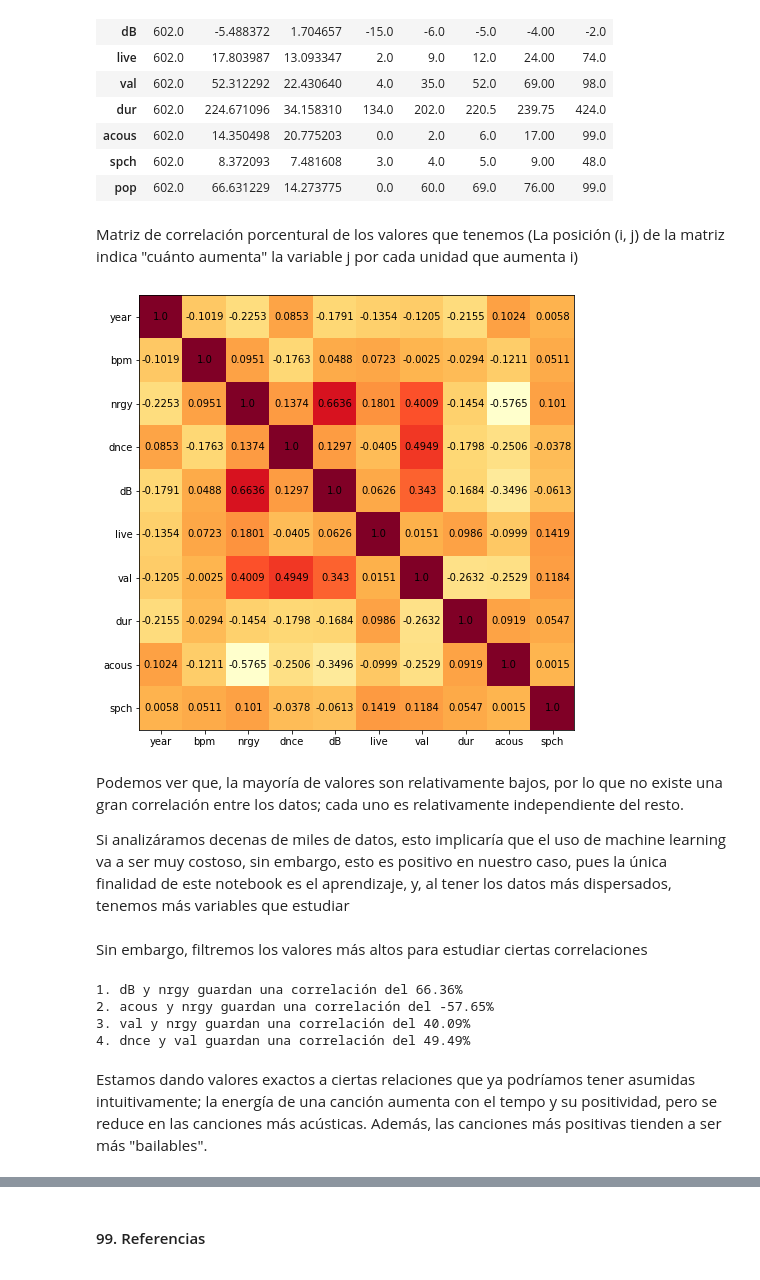
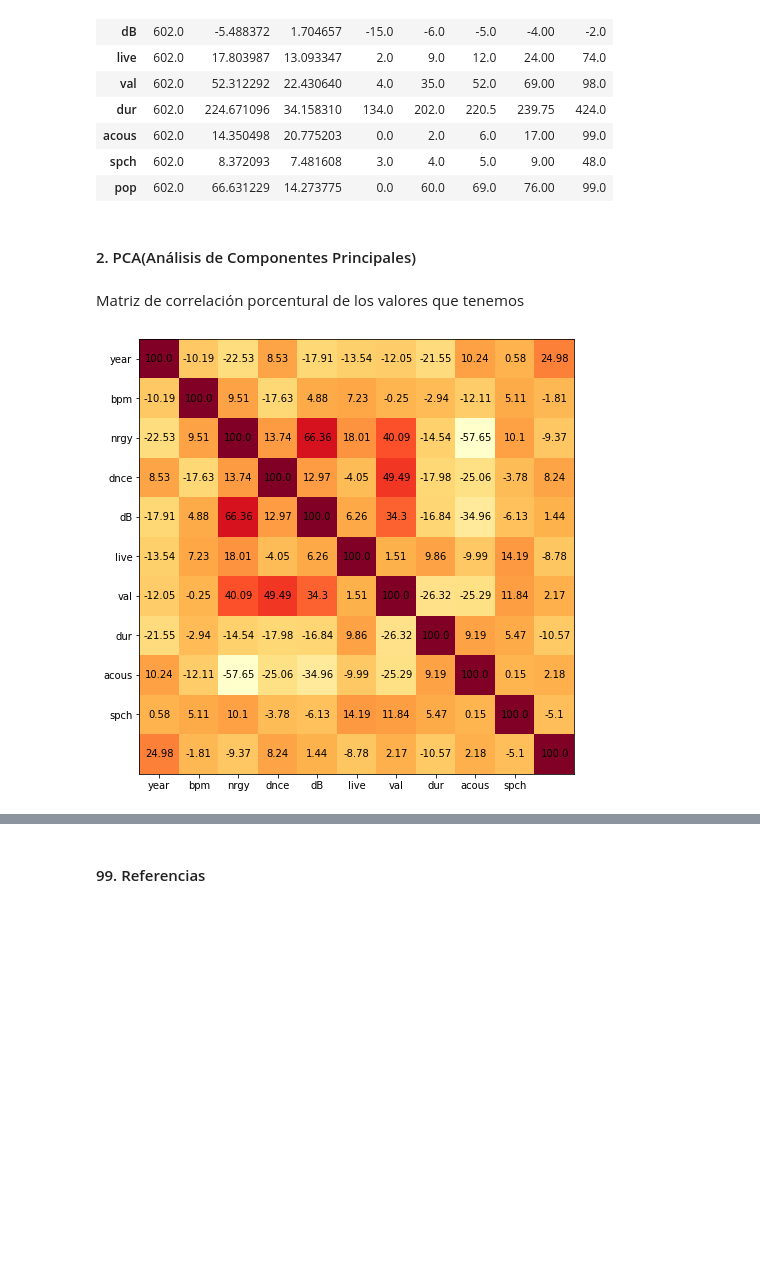
Before and after one commit to JoaquinMateosBarroso/Spotify-songs, a Jupyter notebook: Análisis_Spotify.ipynb, the cells around one changed output, grey strips where cells are left out. Drawn from its saved outputs; the diff is of its cells as text; code cells hidden in the pictures; blank space fills up the shorter version.

```diff
--- a/Análisis_Spotify.ipynb
+++ b/Análisis_Spotify.ipynb
@@ -29,7 +26,7 @@ from sklearn.decomposition import PCA
 # %% [markdown]
 Antes de nada, veamos una lista de las 10 canciones más populares de 2010 a 2019 según Spotify:
 # %%
-df = [pd.read_csv("/datasets/dataset-of-00s.csv", encoding='latin') for dataset in [1, 2]]
+df = pd.read_csv("top10s.csv", encoding='latin')
 df.pop("Unnamed: 0")
 df = df.drop(df.loc[df["bpm"] == 0].index[0], axis = 0) #Un álbum con todo en 0 daba problemas
 top_10 = np.array(df.sort_values(by = "pop", ascending = False).head(10)[["title", "artist"]])
@@ -101,46 +108,19 @@ df.describe().T
 | acous | 602.0 | 14.350498 | 20.775203 | 0.0 | 2.0 | 6.0 | 17.00 | 99.0 |
 | spch | 602.0 | 8.372093 | 7.481608 | 3.0 | 4.0 | 5.0 | 9.00 | 48.0 |
 | pop | 602.0 | 66.631229 | 14.273775 | 0.0 | 60.0 | 69.0 | 76.00 | 99.0 |
+# %% [markdown]
+#### 2. PCA(Análisis de Componentes Principales)
 # %% [markdown]
-Matriz de correlación porcentural de los valores que tenemos (La posición (i, j) de la matriz indica "cuánto aumenta" la variable j por cada unidad que aumenta i)
+Matriz de correlación porcentural de los valores que tenemos
 # %%
-corr_matrix = df.iloc[:, 3:-1].corr()
 fig, ax = plt.subplots(figsize = (8, 8))
-fig = plt.imshow(corr_matrix, cmap = "YlOrRd")
+fig = plt.imshow(df.corr(), cmap = "YlOrRd")
 ax.set_xticks(range(10))
 ax.set_xticklabels(df.axes[1][3:-1])
 ax.set_yticks(range(10))
 ax.set_yticklabels(df.axes[1][3:-1])
-for (j,i),label in np.ndenumerate((corr_matrix).round(4)):
+for (j,i),label in np.ndenumerate((df.corr()*100).round(2)):
     ax.text(i,j,label,ha='center',va='center')
 plt.show()
 # %% [output]
-[figure, old version]
+[figure, new version]
-# %% [markdown]
-Podemos ver que, la mayoría de valores son relativamente bajos, por lo que no existe una gran correlación entre los datos; cada uno es relativamente independiente del resto.
-
- Si analizáramos decenas de miles de datos, esto implicaría que el uso de machine learning va a ser muy costoso, sin embargo, esto es positivo en nuestro caso, pues la única finalidad de este notebook es el aprendizaje, y, al tener los datos más dispersados, tenemos más variables que estudiar
-# %% [markdown]
-Sin embargo, filtremos los valores más altos para estudiar ciertas correlaciones
-# %%
-n = 1
-prev_max = []
-for i in corr_matrix.axes[0]:
-    sorted = corr_matrix.sort_values(by = i, key = lambda row: np.abs(row), ascending = False).loc[:, i]
-    j = 1
-    max = [set([i, sorted.axes[0][j]]), sorted[j]]   #Empezamos por el segundo valor más alto de la dimensión y porque el primero será el 1 de la misma dimensión x
-    while j < 9 and np.abs(max[1]) > 0.4:
-        j += 1
-        if not max[0] in prev_max:
-            print("{}. {} y {} guardan una correlación del {}%".format(n, *max[0], (100 * max[1]).round(2)))
-            n += 1
-            prev_max.append(max[0])
-        max = [set([i, sorted.axes[0][j]]), sorted[j]]
-# %% [output]
-1. dB y nrgy guardan una correlación del 66.36%
-2. acous y nrgy guardan una correlación del -57.65%
-3. val y nrgy guardan una correlación del 40.09%
-4. dnce y val guardan una correlación del 49.49%
-# %% [markdown]
-Estamos dando valores exactos a ciertas relaciones que ya podríamos tener asumidas intuitivamente; la energía de una canción aumenta con el tempo y su positividad, pero se reduce en las canciones más acústicas.
-Además, las canciones más positivas tienden a ser más "bailables".
```
Also changed, not shown: parts of 11 cells of this notebook, 7 other files.
